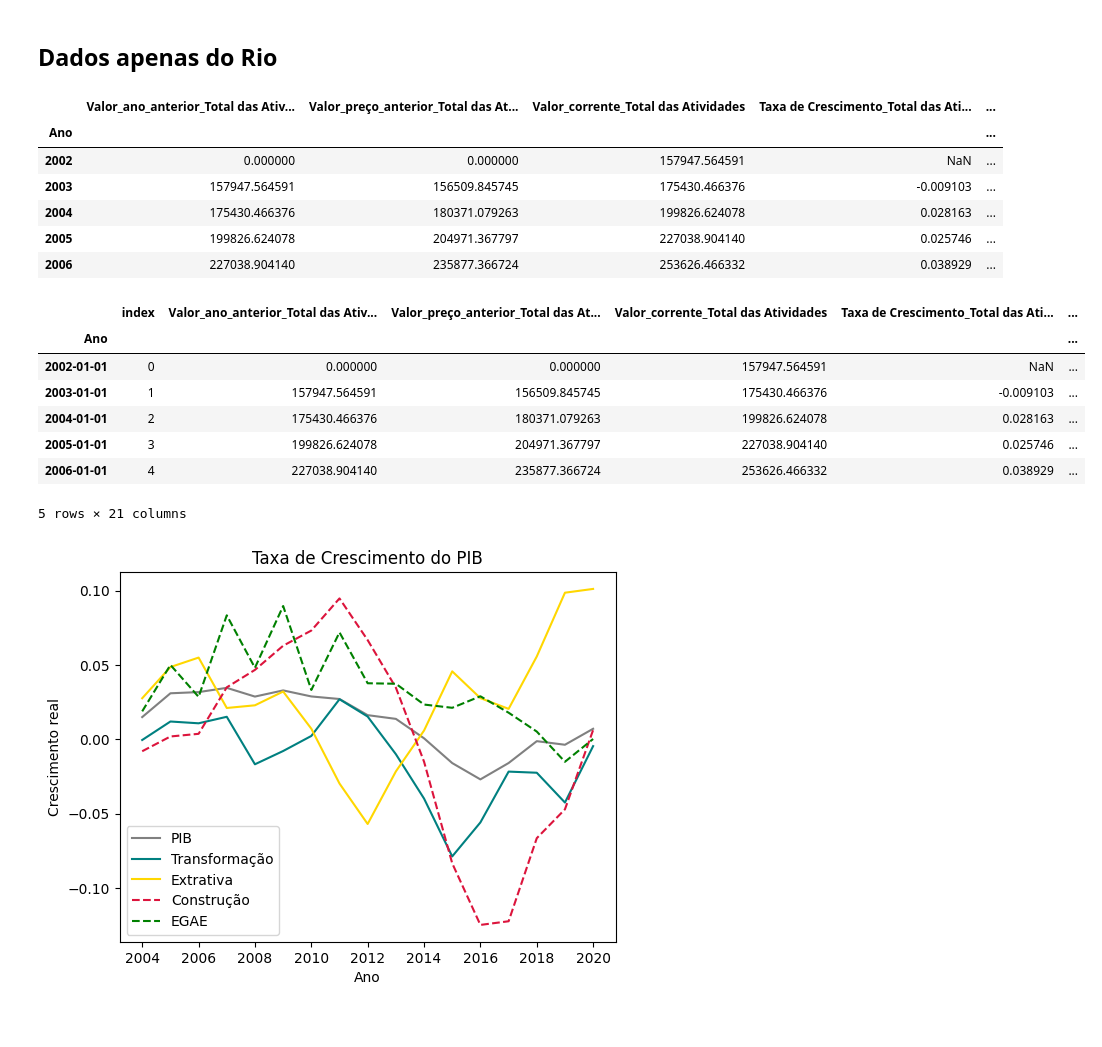
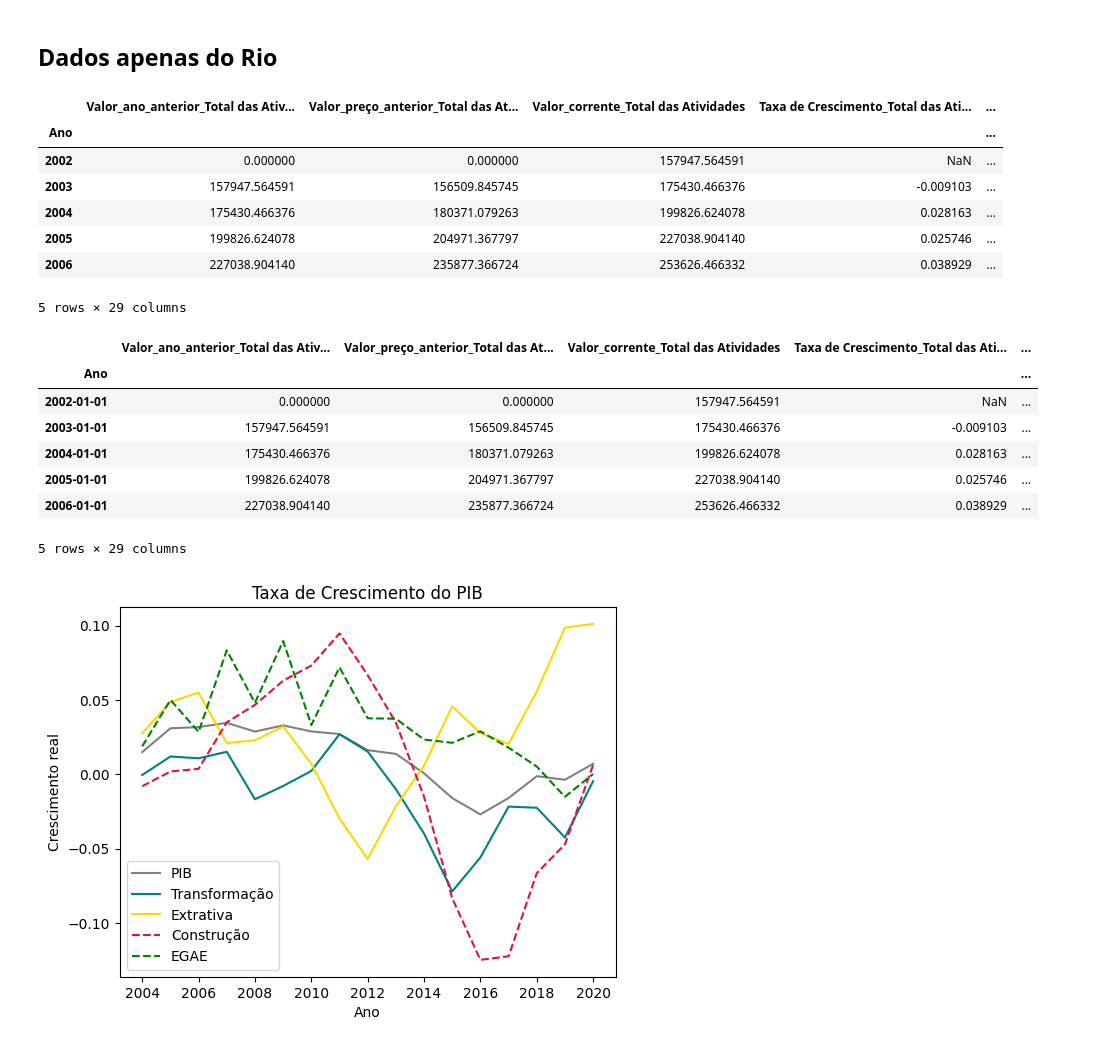
Before and after one commit to leoaucar/tratamento_contas_regionais, a Jupyter notebook: extracao_categorias.ipynb, the cells around one changed output. Saved outputs shown, nothing was run; the diff lists cells and outputs as text; code cells hidden in the pictures.

```diff
--- a/extracao_categorias.ipynb
+++ b/extracao_categorias.ipynb
@@ -143,6 +124,11 @@ for local in locais_importantes:
 # %%
+locais_importantes = ['Rio de Janeiro','Região Sudeste','São Paulo', 'Brasil']
+atividades_importantes = ['Total das Atividades','Indústrias extrativas',
+                          'Indústrias de Transformação',
+                          'Eletricidade e gás, água, esgoto, atividades de gestão de resíduos e descontaminação',
+                          'Construção']
 prefixo = 1
-recorte = 'Jornada_PPGSA_2024'
+recorte = 'recortes_setoriais'
 for local in locais_importantes:
     for atividade in atividades_importantes:
         estados[local][atividade].to_csv(recorte+'/'+str(prefixo)+'_'+str(local)+'_'+str(atividade)+'.csv')
@@ -491,7 +301,24 @@ dtype: float64
 # %% [markdown]
 ## Dados apenas do Rio
+# %%
+#TRATAR DF para participação dos setores
+def calcula_part(df):
+  df['Valor_ano_anterior_Industria'] = df['Valor_ano_anterior_Indústrias extrativas']+df['Valor_ano_anterior_Indústrias de Transformação']+df['Valor_ano_anterior_Eletricidade e gás, água, esgoto, atividades de gestão de resíduos e descontaminação']+df['Valor_ano_anterior_Construção']
+  df['Valor_preço_anterior_Industria'] = df['Valor_preço_anterior_Indústrias extrativas']+df['Valor_preço_anterior_Indústrias de Transformação']+df['Valor_preço_anterior_Eletricidade e gás, água, esgoto, atividades de gestão de resíduos e descontaminação']+df['Valor_preço_anterior_Construção']
+  df['Valor_corrente_Industria'] = df['Valor_corrente_Indústrias extrativas']+df['Valor_corrente_Indústrias de Transformação']+df['Valor_corrente_Eletricidade e gás, água, esgoto, atividades de gestão de resíduos e descontaminação']+df['Valor_corrente_Construção']
+  df['Taxa de Crescimento_Industria'] = df['Valor_preço_anterior_Industria']/df['Valor_ano_anterior_Industria']-1
+  df['Participação_Industria'] = df['Valor_corrente_Industria']/df['Valor_corrente_Total das Atividades']
+  df['Participação_Indústrias extrativas'] = df['Valor_corrente_Indústrias extrativas']/df['Valor_corrente_Total das Atividades']
+  df['Participação_Indústrias de Transformação'] = df['Valor_corrente_Indústrias de Transformação']/df['Valor_corrente_Total das Atividades']
+  df['Participação_Construção'] = df['Valor_corrente_Construção']/df['Valor_corrente_Total das Atividades']
+  df['Participação_Serviços'] = df['Valor_corrente_Eletricidade e gás, água, esgoto, atividades de gestão de resíduos e descontaminação']/df['Valor_corrente_Total das Atividades']
+  df.set_index('Ano', inplace=True)
+
+  return df
 # %%
-df_rio = pd.read_csv('RJ.csv',index_col='Ano')
+
+df_rio = pd.read_csv('/recortes_regionais/Rio_de_Janeiro.csv')
+df_rio = calcula_part(df_rio)
 df_rio.head()
 # %% [output]
 |  | Valor_ano_anterior_Total das Ativ... | Valor_preço_anterior_Total das At... | Valor_corrente_Total das Atividades | Taxa de Crescimento_Total das Ati... | ... |
@@ -501,21 +328,22 @@ df_rio.head()
 | 2004 | 175430.466376 | 180371.079263 | 199826.624078 | 0.028163 | ... |
 | 2005 | 199826.624078 | 204971.367797 | 227038.904140 | 0.025746 | ... |
 | 2006 | 227038.904140 | 235877.366724 | 253626.466332 | 0.038929 | ... |
+5 rows × 29 columns
 # %%
-df_rio = pd.read_csv('RJ.csv')
+#Tratamento da coluna ano como data
 df_rio = df_rio.reset_index()
 df_rio.index = pd.to_datetime(df_rio['Ano'], format='%Y')
 df_rio.drop('Ano',axis=1, inplace=True)
 df_rio.head()
 # %% [output]
-|  | index | Valor_ano_anterior_Total das Ativ... | Valor_preço_anterior_Total das At... | Valor_corrente_Total das Atividades | Taxa de Crescimento_Total das Ati... | ... |
-| Ano |  |  |  |  |  | ... |
-| 2002-01-01 | 0 | 0.000000 | 0.000000 | 157947.564591 | NaN | ... |
-| 2003-01-01 | 1 | 157947.564591 | 156509.845745 | 175430.466376 | -0.009103 | ... |
-| 2004-01-01 | 2 | 175430.466376 | 180371.079263 | 199826.624078 | 0.028163 | ... |
-| 2005-01-01 | 3 | 199826.624078 | 204971.367797 | 227038.904140 | 0.025746 | ... |
-| 2006-01-01 | 4 | 227038.904140 | 235877.366724 | 253626.466332 | 0.038929 | ... |
+|  | Valor_ano_anterior_Total das Ativ... | Valor_preço_anterior_Total das At... | Valor_corrente_Total das Atividades | Taxa de Crescimento_Total das Ati... | ... |
+| Ano |  |  |  |  | ... |
+| 2002-01-01 | 0.000000 | 0.000000 | 157947.564591 | NaN | ... |
+| 2003-01-01 | 157947.564591 | 156509.845745 | 175430.466376 | -0.009103 | ... |
+| 2004-01-01 | 175430.466376 | 180371.079263 | 199826.624078 | 0.028163 | ... |
+| 2005-01-01 | 199826.624078 | 204971.367797 | 227038.904140 | 0.025746 | ... |
+| 2006-01-01 | 227038.904140 | 235877.366724 | 253626.466332 | 0.038929 | ... |
-5 rows × 21 columns
+5 rows × 29 columns
 # %%
 #FORMA DF para grafico daquelas variáveis
 
```
Also changed, not shown: parts of 39 cells of this notebook, 6 other files.
